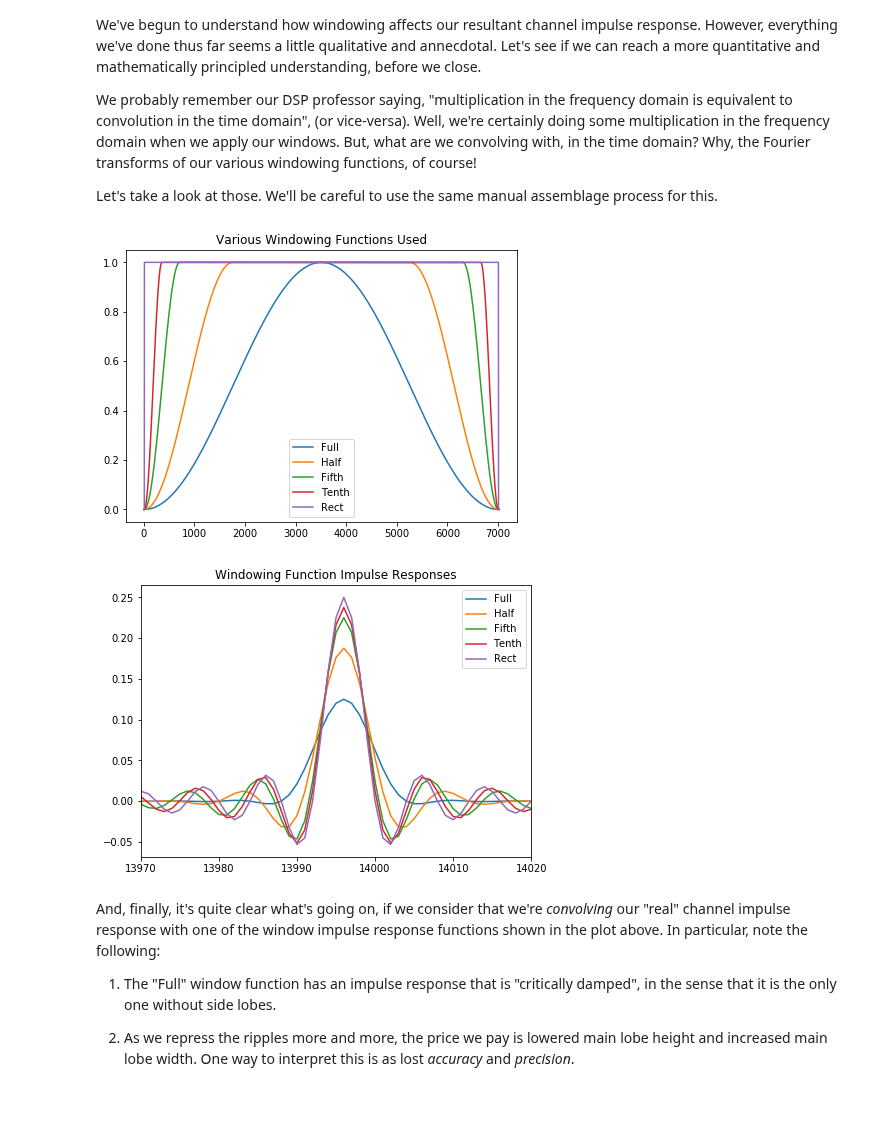
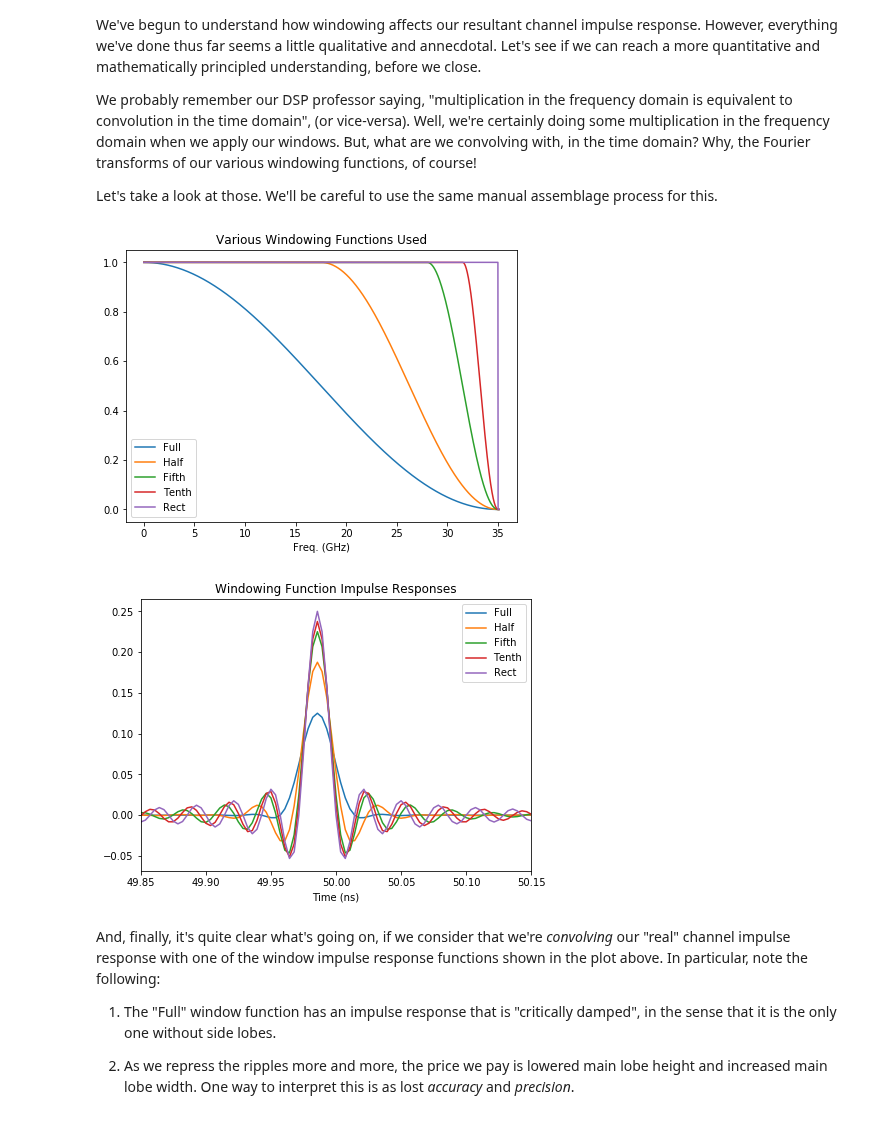
Before and after one commit to capn-freako/PyBERT, a Jupyter notebook: misc/scikit-rf/S-param_Explorer.ipynb, the cells around one changed output. Saved outputs shown, nothing was run; the diff lists cells and outputs as text; code cells hidden in the pictures.

```diff
--- a/misc/scikit-rf/S-param_Explorer.ipynb
+++ b/misc/scikit-rf/S-param_Explorer.ipynb
@@ -413,20 +428,20 @@ We'll be careful to use the same manual assemblage process for this.
 # %%
 def conj_assem(X):
     """Form the full frequency domain vector corresponding to one of our windowing functions.
-
-    Perform an fftshift on the returned vector, for plotting convenience.
-    Zero pad the returned vector, such that its total length is 18x that of the input data.
     """
     X_conj = np.flip(np.conj(X))
     return np.concatenate((X, X_conj))
 
 r = np.ones(len(w))  # Form the hidden rectangle window applied to our raw insertion loss data.
 plt.figure(figsize=(7, 5))
-for (f, lbl) in [(w, "Full"), (w2, "Half"), (w3, "Fifth"), (w4, "Tenth"), (r, "Rect")]:
-    H = conj_assem(f)
-    plt.plot(np.pad(np.fft.fftshift(H), (10,10), 'constant', constant_values=0), label=lbl)
+for (win, lbl) in [(w, "Full"), (w2, "Half"), (w3, "Fifth"), (w4, "Tenth"), (r, "Rect")]:
+    win_full = conj_assem(win)
+    #plt.plot(np.pad(np.fft.fftshift(win_full), (10,10), 'constant', constant_values=0), label=lbl)
+    plt.plot(np.append(f, np.array([f[-1] + f[0] * (n+1) for n in range(10)])) / 1e9, np.pad(win, (0, 10), 'constant', constant_values=0), label=lbl)
+    #plt.plot(f / 1e9, H[:len(f)], label=lbl)
 plt.title("Various Windowing Functions Used")
+plt.xlabel("Freq. (GHz)")
 plt.legend()
 plt.show()
 # %% [output]
-[figure, old version]
+[figure, new version]
@@ -433,14 +450,16 @@ plt.show()
 # %%
 plt.figure(figsize=(7, 5))
+tpad = np.array(np.arange(0, t[-2], t[1] / 4))
 for (f, lbl) in [(w, "Full"), (w2, "Half"), (w3, "Fifth"), (w4, "Tenth"), (r, "Rect")]:
     h = np.fft.fftshift(np.fft.ifft(conj_assem(np.pad(f, (0, 3*len(f)), 'constant', constant_values=0))))
-    plt.plot(np.real(h), label=lbl)
-plt.axis(xmin=13970, xmax=14020)
+    plt.plot(tpad * 1e9, np.real(h), label=lbl)
+plt.axis(xmin=49.85, xmax=50.15)
 plt.title("Windowing Function Impulse Responses")
+plt.xlabel("Time (ns)")
 plt.legend()
 plt.show()
 # %% [output]
-[figure, old version]
+[figure, new version]
 # %% [markdown]
 And, finally, it's quite clear what's going on, if we consider that we're *convolving* our "real" channel impulse response with one of the window impulse response functions shown in the plot above.
 In particular, note the following:
```
Also changed, not shown: parts of 7 cells of this notebook, 2 other files.
